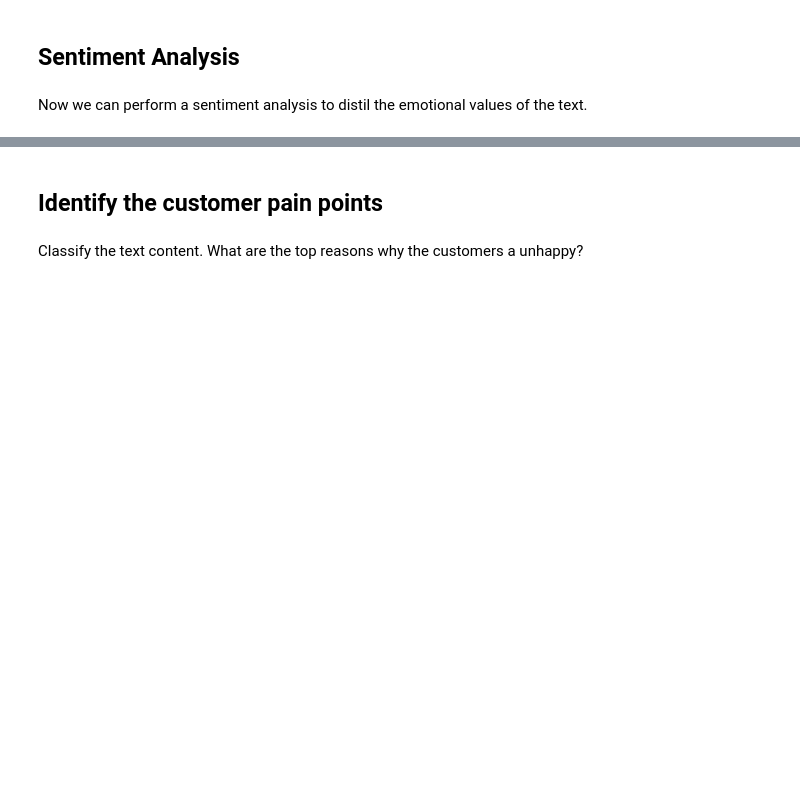
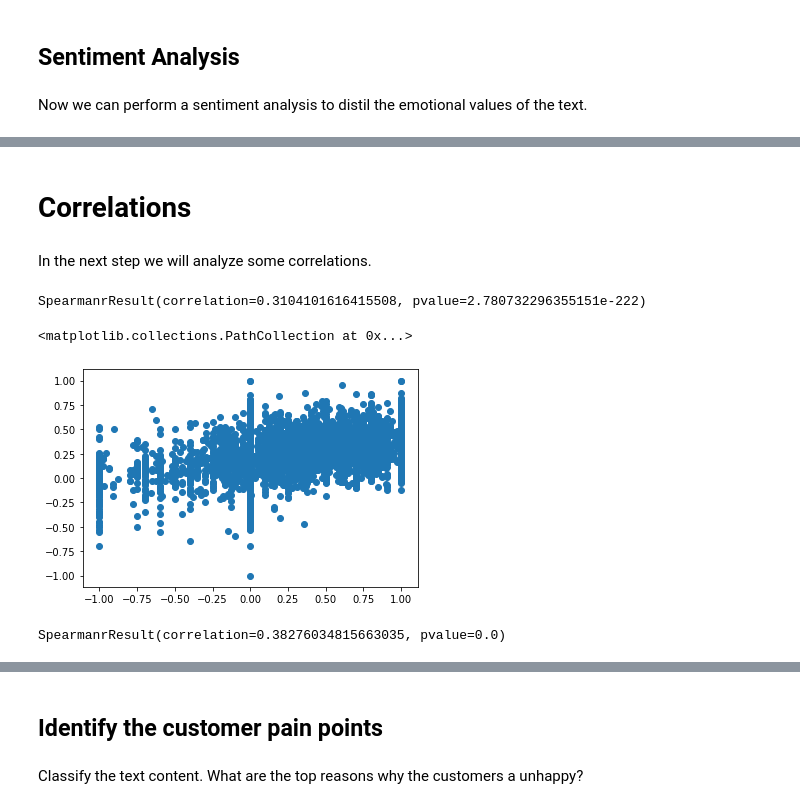
Before and after one commit to Muellar/HotelReviews, a Jupyter notebook: Hotel Reviews.ipynb, the cells around one changed output, grey strips where cells are left out. Cells and saved outputs as stored; diff of their text form; code cells hidden in the pictures; blank space fills up the shorter version.

```diff
--- a/Hotel Reviews.ipynb
+++ b/Hotel Reviews.ipynb
@@ -90,0 +106,5 @@ The first statement was classified as very positive, which is plausible. But the
+# %%
+# Create sentiment metrics for the texts
+text = [TextBlob(text) for text in HotelReview['reviews.text']]
+HotelReview['Text.Pol'] = [b.sentiment.polarity for b in text]
+HotelReview['Text.Subj'] = [b.sentiment.subjectivity for b in text]
@@ -90,0 +130,6 @@ The first statement was classified as very positive, which is plausible. But the
+# %%
+# Create sentiment metrics for the titles
+HotelReview['reviews.title'] = HotelReview['reviews.title'].astype(str) # because some values seem to be 'float'
+title = [TextBlob(title) for title in HotelReview['reviews.title']]
+HotelReview['Title.Pol'] = [b.sentiment.polarity for b in title]
+HotelReview['Title.Subj'] = [b.sentiment.subjectivity for b in title]
@@ -90,0 +153,18 @@ The first statement was classified as very positive, which is plausible. But the
+# %% [markdown]
+# Correlations
+# %% [markdown]
+In the next step we will analyze some correlations.
+# %%
+from scipy.stats import spearmanr
+print(spearmanr(HotelReview['Title.Pol'], HotelReview['Text.Pol']))
+# %% [output]
+SpearmanrResult(correlation=0.3104101616415508, pvalue=2.780732296355151e-222)
+# %%
+plt.scatter(HotelReview['Title.Pol'], HotelReview['Text.Pol'])
+# %% [output]
+<matplotlib.collections.PathCollection at 0x...>
+[figure, added]
+# %%
+print(spearmanr(HotelReview['reviews.rating'], HotelReview['Title.Pol']))
+# %% [output]
+SpearmanrResult(correlation=0.38276034815663035, pvalue=0.0)
```
Also changed, not shown: parts of 15 cells of this notebook.
